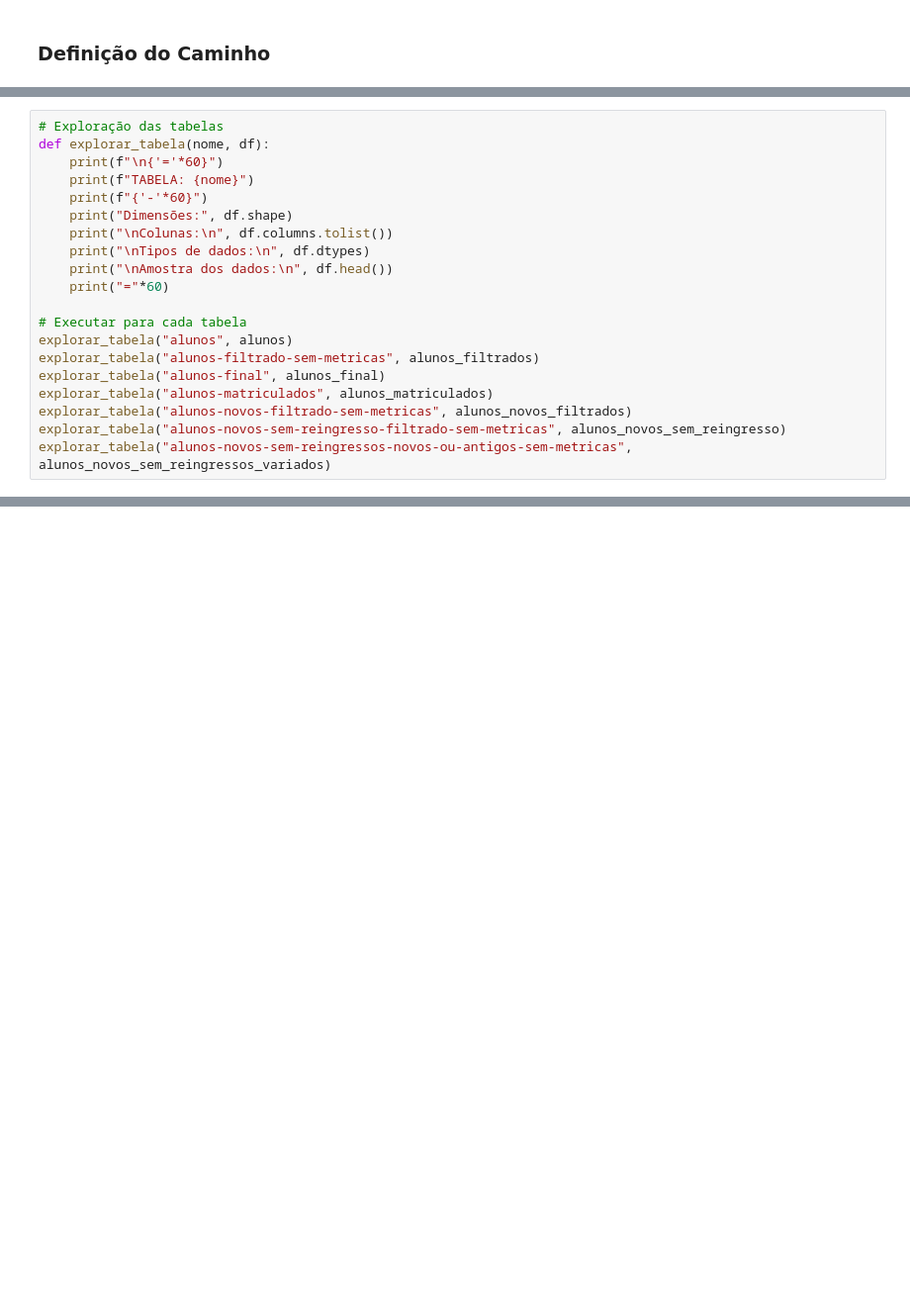
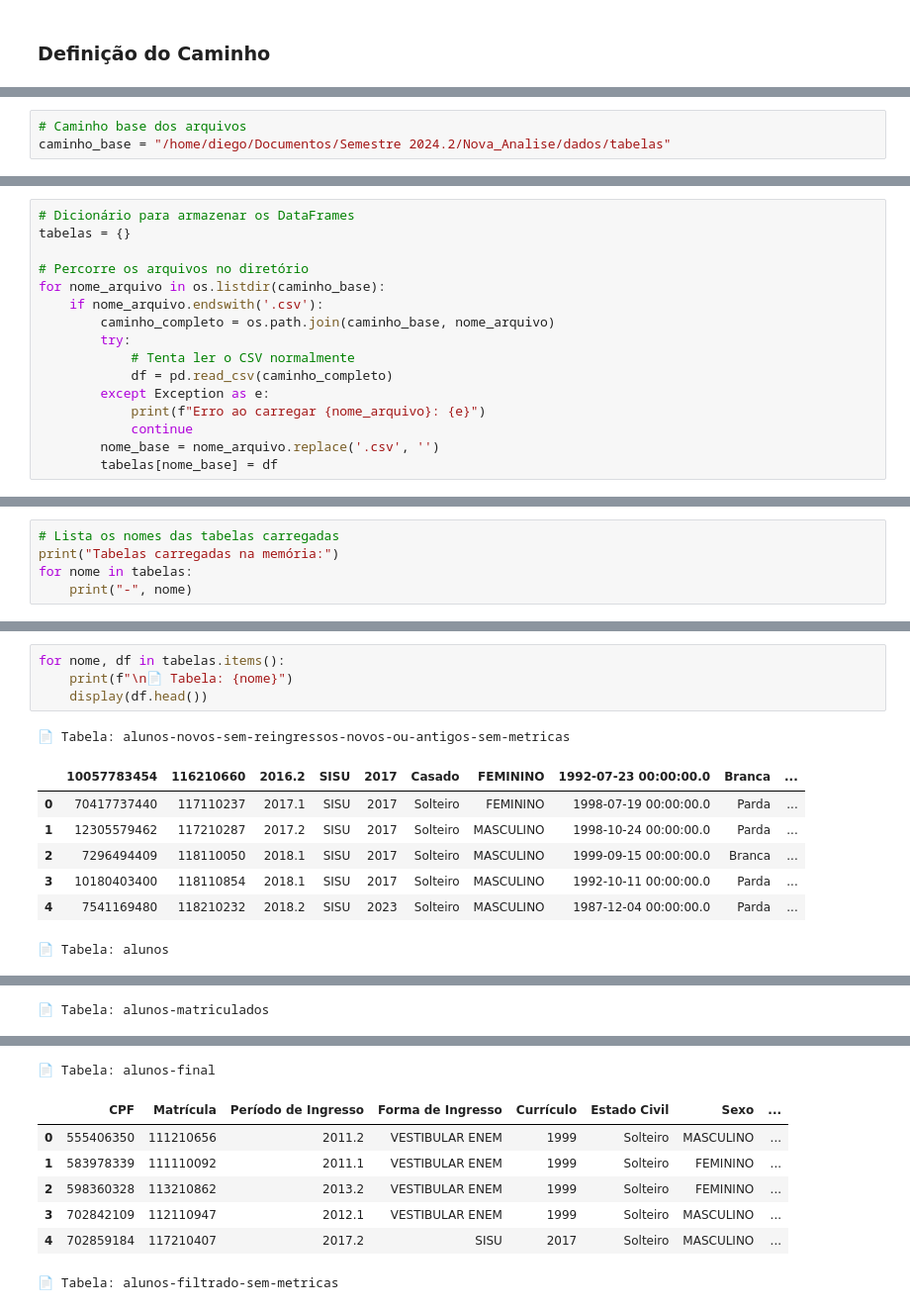
Before and after one commit to DiegoKazadi/ufcg-analise-descritiva, a Jupyter notebook: ufcg-analise-descritiva.ipynb, the cells around one changed output, grey strips where cells are left out. Shown at 99% size. Cells and saved outputs as stored; diff of their text form; blank space fills up the shorter version.

Commit message:
Pre-processamento das tabelas

```diff
--- a/ufcg-analise-descritiva.ipynb
+++ b/ufcg-analise-descritiva.ipynb
@@ -21 +19,4 @@ alunos_final = pd.read_csv(caminho_base + "alunos-final.csv")
+# %%
+# Caminho base dos arquivos
+caminho_base = "/home/diego/Documentos/Semestre 2024.2/Nova_Analise/dados/tabelas"
 # %% [markdown]
@@ -33,20 +24,16 @@ alunos_novos_sem_reingressos_variados = pd.read_csv(caminho_base + "alunos-novos
 # %%
-# Exploração das tabelas
-def explorar_tabela(nome, df):
-    print(f"\n{'='*60}")
-    print(f"TABELA: {nome}")
-    print(f"{'-'*60}")
-    print("Dimensões:", df.shape)
-    print("\nColunas:\n", df.columns.tolist())
-    print("\nTipos de dados:\n", df.dtypes)
-    print("\nAmostra dos dados:\n", df.head())
-    print("="*60)
+# Dicionário para armazenar os DataFrames
+tabelas = {}
 
-# Executar para cada tabela
-explorar_tabela("alunos", alunos)
-explorar_tabela("alunos-filtrado-sem-metricas", alunos_filtrados)
-explorar_tabela("alunos-final", alunos_final)
-explorar_tabela("alunos-matriculados", alunos_matriculados)
-explorar_tabela("alunos-novos-filtrado-sem-metricas", alunos_novos_filtrados)
-explorar_tabela("alunos-novos-sem-reingresso-filtrado-sem-metricas", alunos_novos_sem_reingresso)
-explorar_tabela("alunos-novos-sem-reingressos-novos-ou-antigos-sem-metricas", alunos_novos_sem_reingressos_variados)
+# Percorre os arquivos no diretório
+for nome_arquivo in os.listdir(caminho_base):
+    if nome_arquivo.endswith('.csv'):
+        caminho_completo = os.path.join(caminho_base, nome_arquivo)
+        try:
+            # Tenta ler o CSV normalmente
+            df = pd.read_csv(caminho_completo)
+        except Exception as e:
+            print(f"Erro ao carregar {nome_arquivo}: {e}")
+            continue
+        nome_base = nome_arquivo.replace('.csv', '')
+        tabelas[nome_base] = df
@@ -70,0 +42,5 @@ codigo_do_curso                int64
+# %%
+# Lista os nomes das tabelas carregadas
+print("Tabelas carregadas na memória:")
+for nome in tabelas:
+    print("-", nome)
@@ -70,0 +56,13 @@ codigo_do_curso                int64
+# %%
+for nome, df in tabelas.items():
+    print(f"\n📄 Tabela: {nome}")
+    display(df.head())
+# %% [output]
+📄 Tabela: alunos-novos-sem-reingressos-novos-ou-antigos-sem-metricas
+|  | 10057783454 | 116210660 | 2016.2 | SISU | 2017 | Casado | FEMININO | 1992-07-23 00:00:00.0 | Branca | ... |
+| 0 | 70417737440 | 117110237 | 2017.1 | SISU | 2017 | Solteiro | FEMININO | 1998-07-19 00:00:00.0 | Parda | ... |
+| 1 | 12305579462 | 117210287 | 2017.2 | SISU | 2017 | Solteiro | MASCULINO | 1998-10-24 00:00:00.0 | Parda | ... |
+| 2 | 7296494409 | 118110050 | 2018.1 | SISU | 2017 | Solteiro | MASCULINO | 1999-09-15 00:00:00.0 | Branca | ... |
+| 3 | 10180403400 | 118110854 | 2018.1 | SISU | 2017 | Solteiro | MASCULINO | 1992-10-11 00:00:00.0 | Parda | ... |
+| 4 | 7541169480 | 118210232 | 2018.2 | SISU | 2023 | Solteiro | MASCULINO | 1987-12-04 00:00:00.0 | Parda | ... |
+📄 Tabela: alunos
@@ -70,0 +75 @@ codigo_do_curso                int64
+📄 Tabela: alunos-matriculados
@@ -70,0 +82,8 @@ codigo_do_curso                int64
+📄 Tabela: alunos-final
+|  | CPF | Matrícula | Período de Ingresso | Forma de Ingresso | Currículo | Estado Civil | Sexo | ... |
+| 0 | 555406350 | 111210656 | 2011.2 | VESTIBULAR ENEM | 1999 | Solteiro | MASCULINO | ... |
+| 1 | 583978339 | 111110092 | 2011.1 | VESTIBULAR ENEM | 1999 | Solteiro | FEMININO | ... |
+| 2 | 598360328 | 113210862 | 2013.2 | VESTIBULAR ENEM | 1999 | Solteiro | FEMININO | ... |
+| 3 | 702842109 | 112110947 | 2012.1 | VESTIBULAR ENEM | 1999 | Solteiro | MASCULINO | ... |
+| 4 | 702859184 | 117210407 | 2017.2 | SISU | 2017 | Solteiro | MASCULINO | ... |
+📄 Tabela: alunos-filtrado-sem-metricas
```
Also changed, not shown: parts of 24 cells of this notebook.
